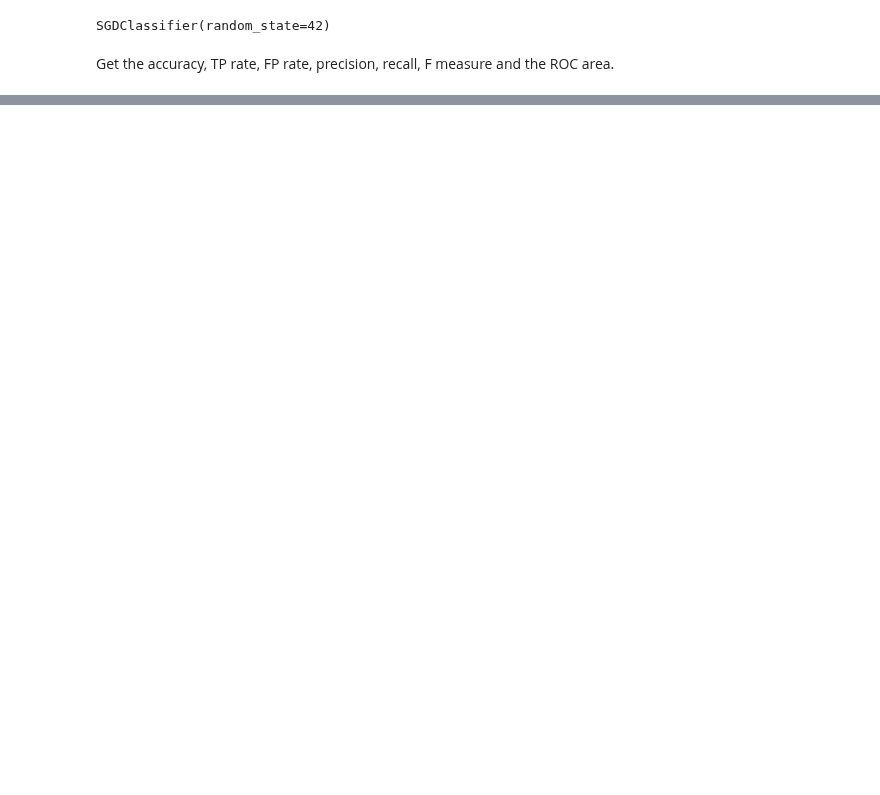
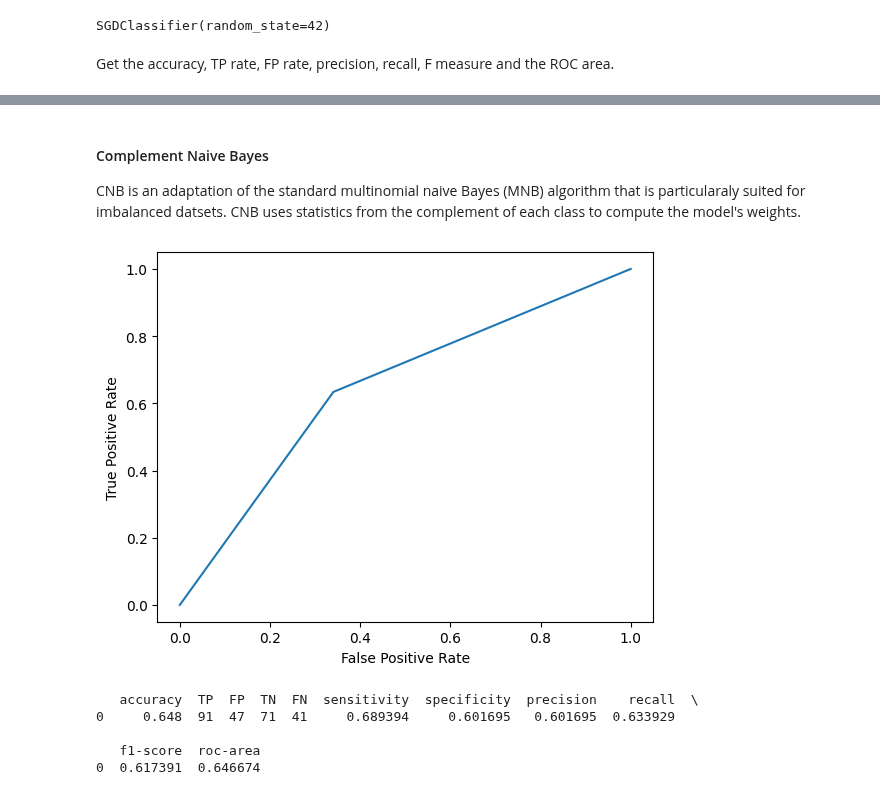
Before and after one commit to lascha212/F21DL, a Jupyter notebook: labs1-5.ipynb, the cells around one changed output, grey strips where cells are left out. Drawn from its saved outputs; the diff is of its cells as text; code cells hidden in the pictures; blank space fills up the shorter version.

```diff
--- a/labs1-5.ipynb
+++ b/labs1-5.ipynb
@@ -461,0 +528,16 @@ sns.heatmap(gender_confusion_matrix / np.sum(gender_confusion_matrix), annot=Tru
+# %% [markdown]
+#### Complement Naive Bayes
+CNB is an adaptation of the standard multinomial naive Bayes (MNB) algorithm that is particularaly suited for imbalanced datsets. CNB uses statistics from the complement of each class to compute the model's weights.
+# %%
+from sklearn.naive_bayes import ComplementNB
+
+cnb = GaussianNB()
+cnb_y_pred = gnb.fit(X_train, y_train.ravel()).predict(X_test)
+cnb_metrics = getMetrics(y_true, gnb_y_pred)
+# %% [output]
+[figure, added]
+   accuracy  TP  FP  TN  FN  sensitivity  specificity  precision    recall  \
+0     0.648  91  47  71  41     0.689394     0.601695   0.601695  0.633929
+
+   f1-score  roc-area
+0  0.617391  0.646674
```
Also changed, not shown: parts of 23 cells of this notebook, 1 other file.
